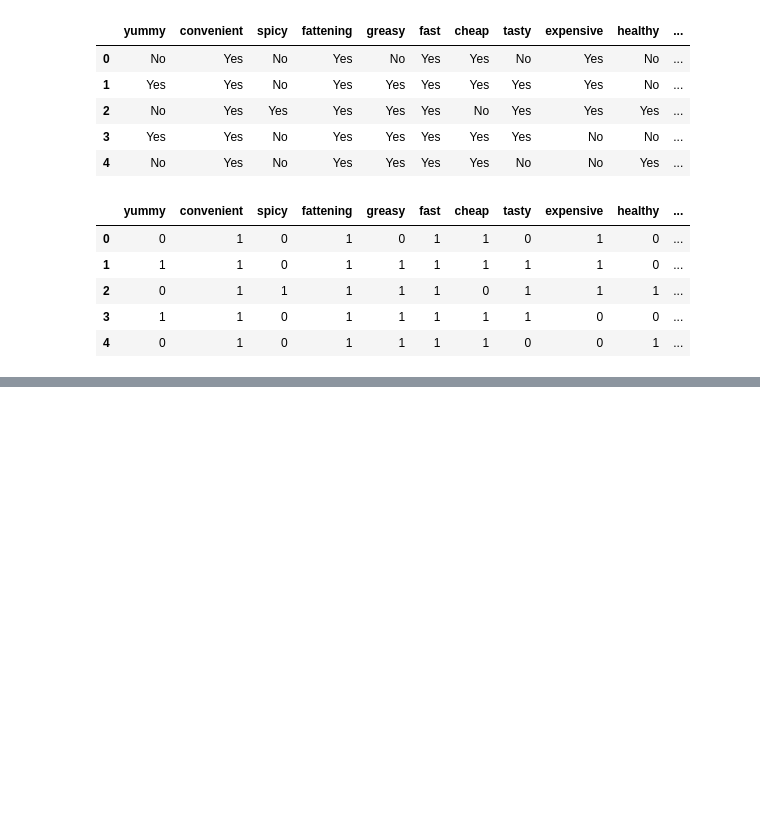
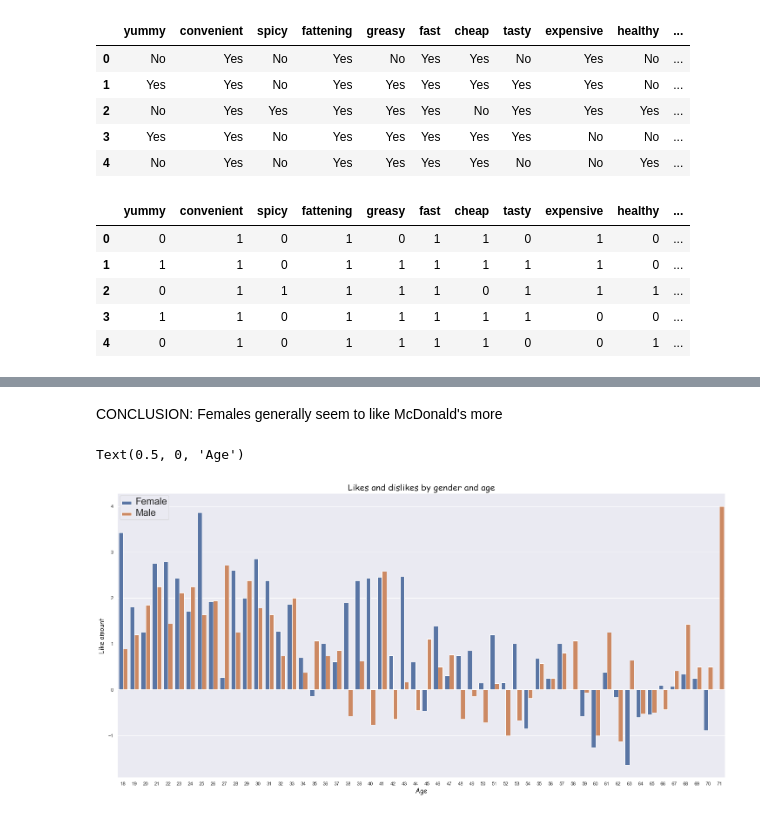
Before and after one commit to adichowdhuri/Feynn-Labs-Study-Task, a Jupyter notebook: main.ipynb, the cells around one changed output, grey strips where cells are left out. Drawn from its saved outputs; the diff is of its cells as text; code cells hidden in the pictures; blank space fills up the shorter version.

```diff
--- a/main.ipynb
+++ b/main.ipynb
@@ -69,0 +119,23 @@ plt.show()
+# %% [markdown]
+CONCLUSION:
+Females generally seem to like McDonald's more
+# %%
+plt.figure(figsize=(25,12))
+plt.title('Likes and dislikes by gender and age',**csfont, fontsize=20)
+#BARPLOT
+barplot = sns.barplot(
+    data=modified_data,
+    y="Like", x="Age",
+    hue="Gender",
+    ci = None
+)
+#LEGEND LOCATION AND FONT
+plt.legend(loc='upper left')
+plt.setp(barplot.get_legend().get_texts(), fontsize='22')
+plt.setp(barplot.get_legend().get_title(), fontsize='32')
+#LABELS
+plt.ylabel("Like amount", **csfont, fontsize = 15)
+plt.xlabel("Age", **csfont, fontsize = 15)
+# %% [output]
+Text(0.5, 0, 'Age')
+[figure, added]
```
Also changed, not shown: parts of 9 cells of this notebook.
